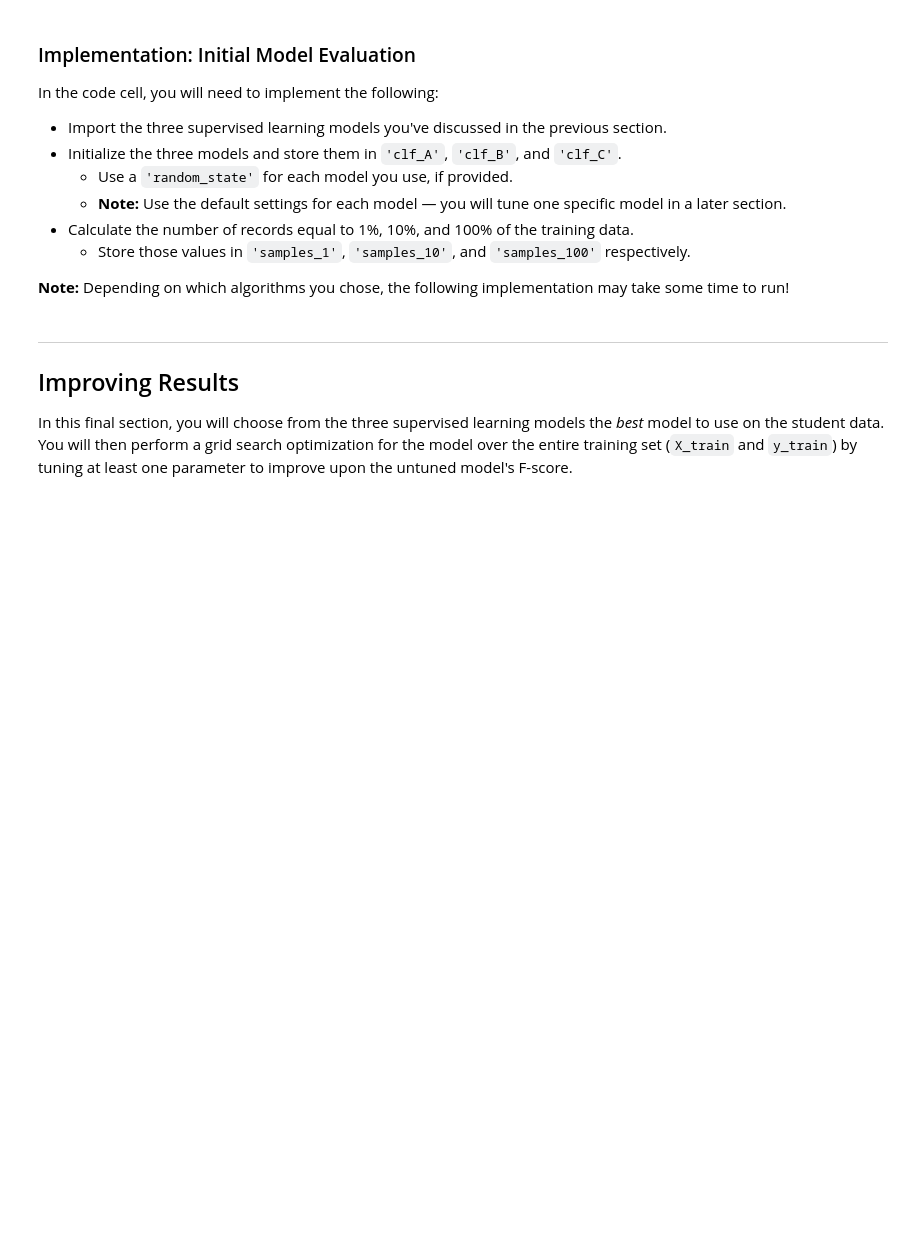
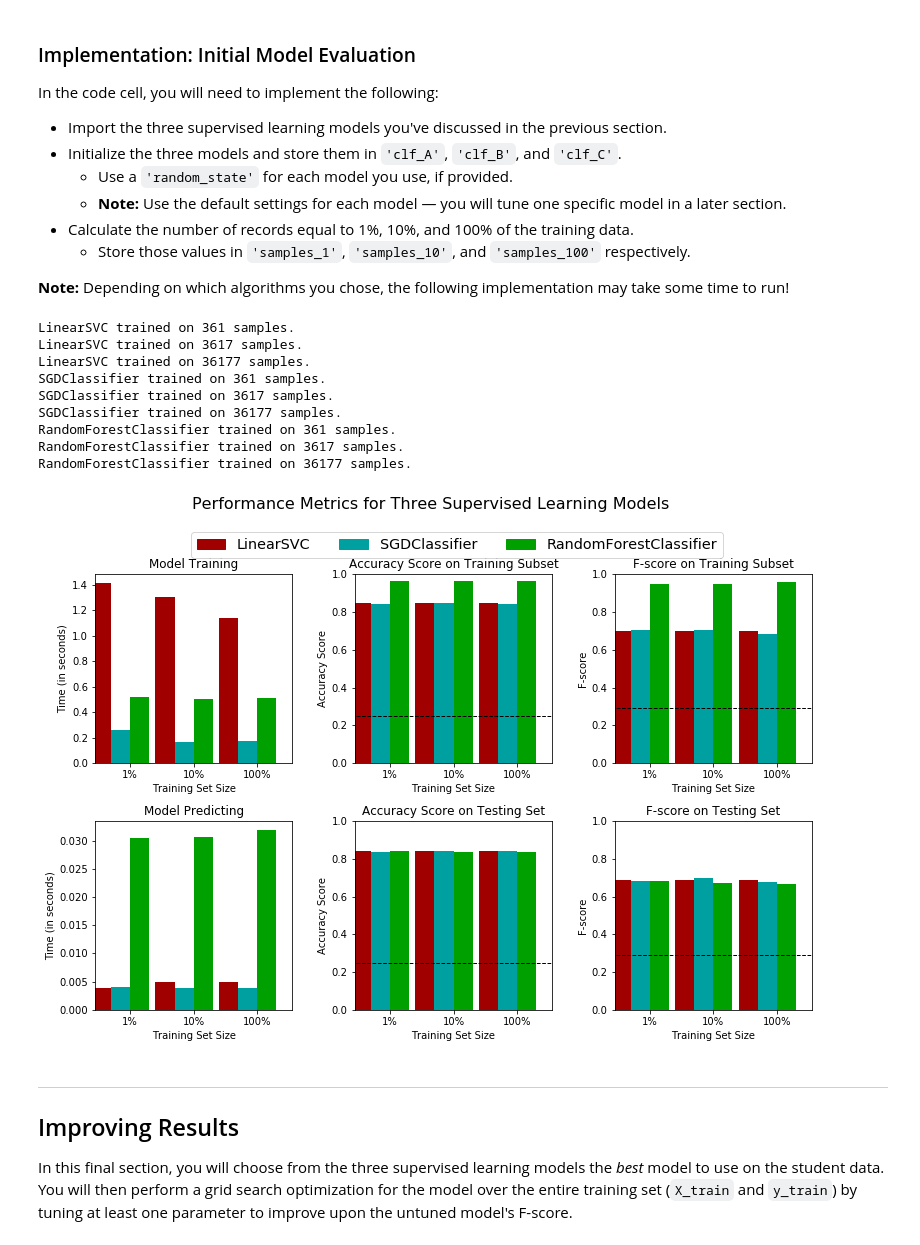
Before and after one commit to Dima806/finding_donors, a Jupyter notebook: finding_donors.ipynb, the cells around one changed output. Cells and saved outputs as stored; diff of their text form; code cells hidden in the pictures; blank space fills up the shorter version.

```diff
--- a/finding_donors.ipynb
+++ b/finding_donors.ipynb
@@ -215,22 +254,22 @@ For classification problems that are skewed in their classification distribution
 * When we have a model that always predicts '1' (i.e. the individual makes more than 50k) then our model will have no True Negatives(TN) or False Negatives(FN) as we are not making any negative('0' value) predictions. Therefore our Accuracy in this case becomes the same as our Precision(True Positives/(True Positives + False Positives)) as every prediction that we have made with value '1' that should have '0' becomes a False Positive; therefore our denominator in this case is the total number of records we have in total.
 * Our Recall score(True Positives/(True Positives + False Negatives)) in this setting becomes 1 as we have no False Negatives.
 # %%
-'''
 TP = np.sum(income) # Counting the ones as this is the naive case. Note that 'income' is the 'income_raw' data
-encoded to numerical values done in the data preprocessing step.
+#encoded to numerical values done in the data preprocessing step.
 FP = income.count() - TP # Specific to the naive case
 
 TN = 0 # No predicted negatives in the naive case
 FN = 0 # No predicted negatives in the naive case
-'''
-# TODO: Calculate accuracy, precision and recall
-accuracy = None
-recall = None
-precision = None
 
-# TODO: Calculate F-score using the formula above for beta = 0.5 and correct values for precision and recall.
+# Calculate accuracy, precision and recall
+accuracy = (TP+TN)/(TP+FP+TN+FN)
+recall = TP/(TP+FN)
+precision = TP/(TP+FP)
+
+# Calculate F-score using the formula above for beta = 0.5 and correct values for precision and recall.
 # HINT: The formula above can be written as (1 + beta**2) * (precision * recall) / ((beta**2 * precision) + recall)
-fscore = None
+beta = 0.5
+fscore = (1 + beta**2) * (precision * recall) / ((beta**2 * precision) + recall)
 
 # Print the results
-print "Naive Predictor: [Accuracy score: {:.4f}, F-score: {:.4f}]".format(accuracy, fscore)
+print("Naive Predictor: [Accuracy score: {:.4f}, F-score: {:.4f}]".format(accuracy, fscore))
@@ -331,32 +421,49 @@ In the code cell, you will need to implement the following:
 
 **Note:** Depending on which algorithms you chose, the following implementation may take some time to run!
 # %%
-# TODO: Import the three supervised learning models from sklearn
+# Import the three supervised learning models from sklearn
+from sklearn.svm import LinearSVC
+from sklearn.linear_model import SGDClassifier
+from sklearn.ensemble import RandomForestClassifier
 
-# TODO: Initialize the three models
-clf_A = None
-clf_B = None
-clf_C = None
+# Initialize the three models
 
-# TODO: Calculate the number of samples for 1%, 10%, and 100% of the training data
+clf_A = LinearSVC() # long training time
+clf_B = SGDClassifier(max_iter=1000, tol=1e-3) # using default parameters planned for future scikit-learn 0.21
+clf_C = RandomForestClassifier() #normal accuracy but larger training and predicting times compared to LogReg and SGD
+
+
+# Calculate the number of samples for 1%, 10%, and 100% of the training data
 # HINT: samples_100 is the entire training set i.e. len(y_train)
 # HINT: samples_10 is 10% of samples_100
 # HINT: samples_1 is 1% of samples_100
-samples_100 = None
-samples_10 = None
-samples_1 = None
+samples_100 = len(y_train)
+samples_10 = int(samples_100 / 10)
+samples_1 = int(samples_100 / 100)
+
 
 # Collect results on the learners
 results = {}
 for clf in [clf_A, clf_B, clf_C]:
     clf_name = clf.__class__.__name__
     results[clf_name] = {}
     for i, samples in enumerate([samples_1, samples_10, samples_100]):
         results[clf_name][i] = \
         train_predict(clf, samples, X_train, y_train, X_test, y_test)
 
 # Run metrics visualization for the three supervised learning models chosen
 vs.evaluate(results, accuracy, fscore)
+# %% [output]
+LinearSVC trained on 361 samples.
+LinearSVC trained on 3617 samples.
+LinearSVC trained on 36177 samples.
+SGDClassifier trained on 361 samples.
+SGDClassifier trained on 3617 samples.
+SGDClassifier trained on 36177 samples.
+RandomForestClassifier trained on 361 samples.
+RandomForestClassifier trained on 3617 samples.
+RandomForestClassifier trained on 36177 samples.
+[figure, added]
 # %% [markdown]
 ----
 ## Improving Results
```
Also changed, not shown: parts of 43 cells of this notebook, 1 other file.
